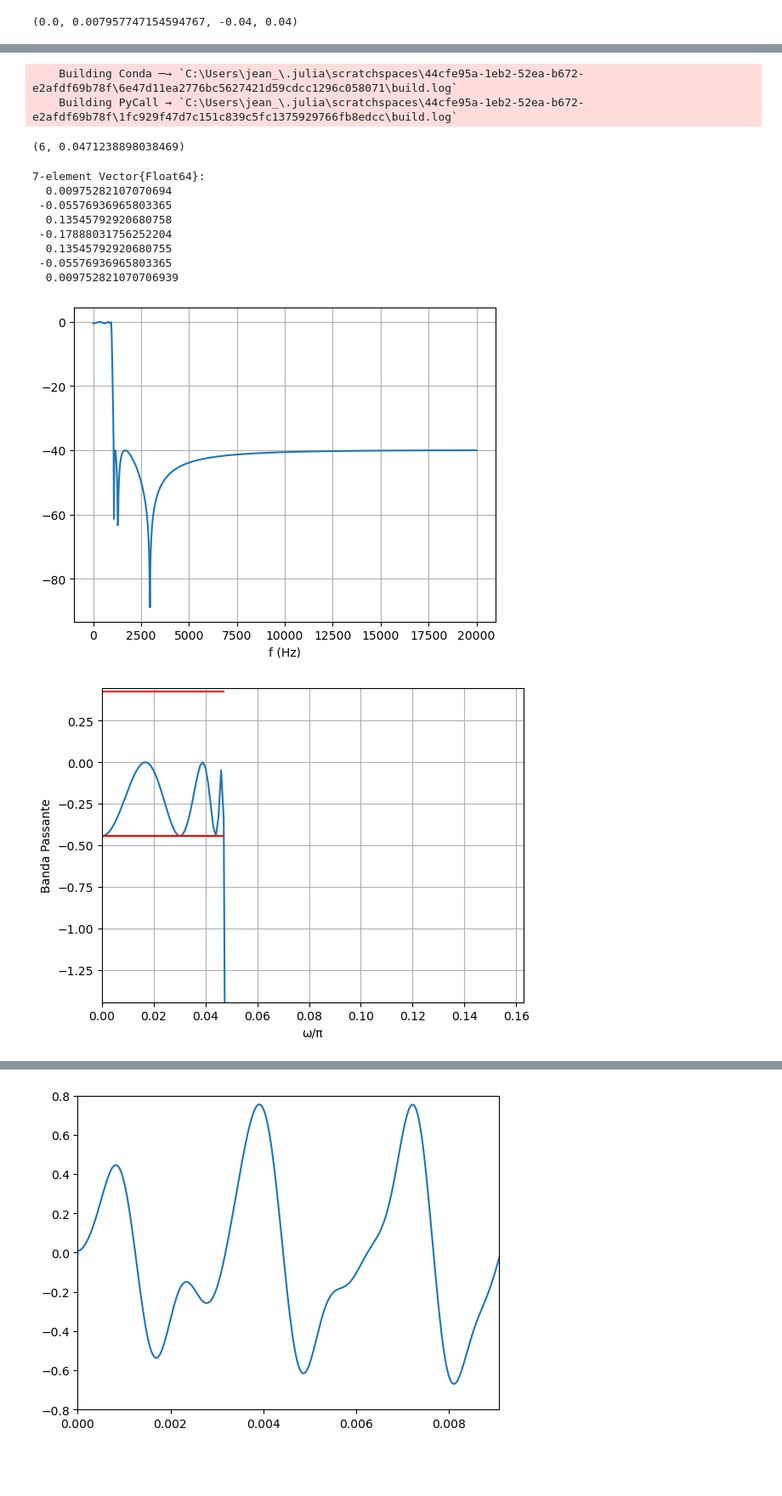
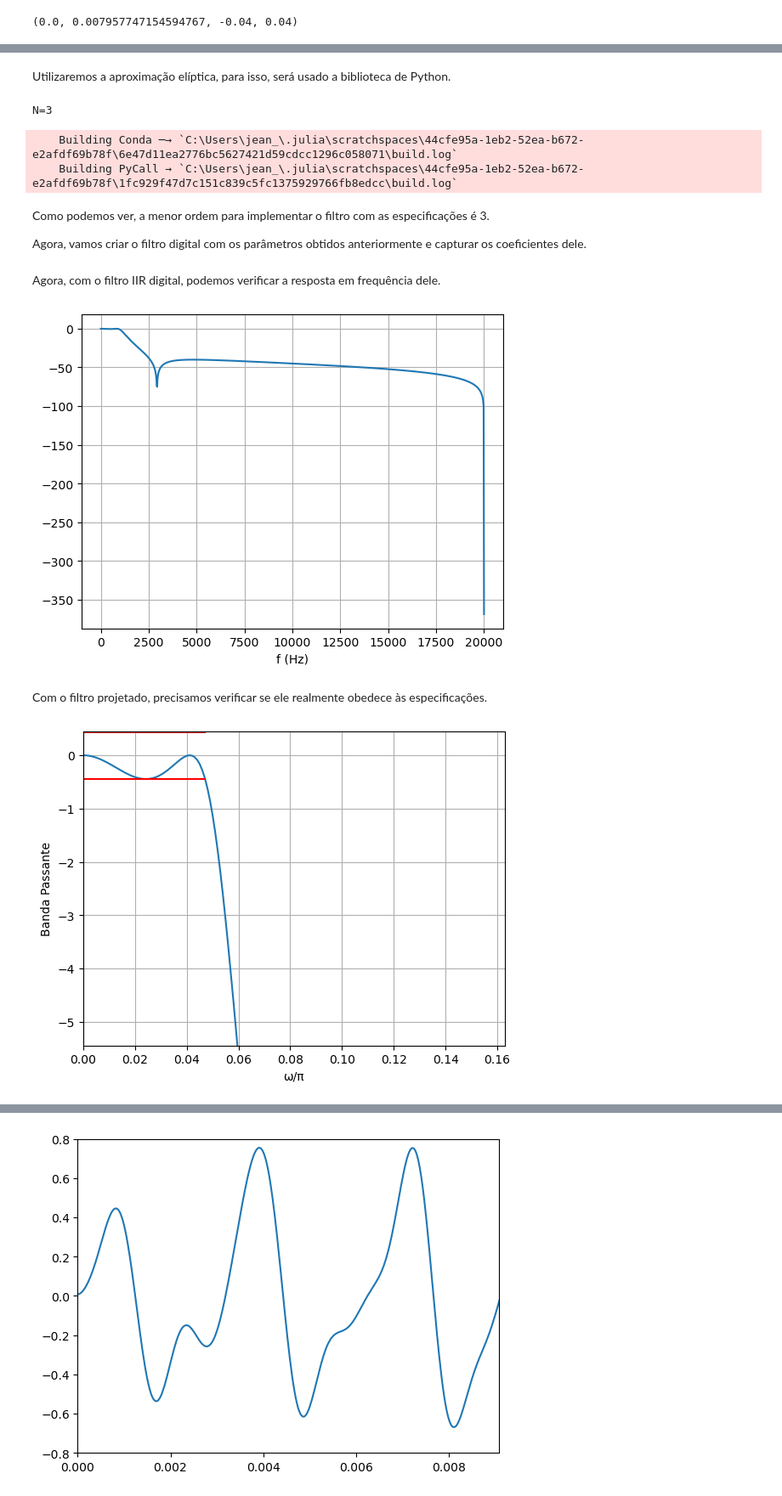
Before and after one commit to JeanMX/PSI3431, a Jupyter notebook: EP3/EP3.ipynb, the cells around one changed output, grey strips where cells are left out. Shown at 85% size. Cells and saved outputs as stored; diff of their text form; code cells hidden in the pictures; blank space fills up the shorter version.

```diff
--- a/EP3/EP3.ipynb
+++ b/EP3/EP3.ipynb
@@ -35,37 +65,37 @@ SNR = pow2db(PotSinal/(σ20))
 #Filtro IIR
 δp = 0.05
 ωp = 2π*3*f0/fa
-ωr = 1.2*ωp
+ωr = 0.2*ωp
 ωc = (ωp+ωr)/2
 
 Ap = -20*log10(1-δp)
 Ar = 40
 
 δr = 10^(-Ar/20);
+# %% [markdown]
+Utilizaremos a aproximação elíptica, para isso, será usado a biblioteca de Python.
 # %%
 using Pkg
 ENV["PYTHON"]=""
 Pkg.build("PyCall")
 
 sig = pyimport("scipy.signal")
-N, Wn = sig.ellipord(ωp/π, ωr/π, Ap, Ar)
+N, Wn = sig.ellipord(ωp/π, ωr/π, Ap, Ar);
+println("N=",N)
 # %% [output]
-    Building Conda ─→ `C:\Users\jean_\.julia\scratchspaces\44cfe95a-1eb2-52ea-b672-e2afdf69b78f\6e47d11ea2776bc5627421d59cdcc1296c058071\build.log`
-    Building PyCall → `C:\Users\jean_\.julia\scratchspaces\44cfe95a-1eb2-52ea-b672-e2afdf69b78f\1fc929f47d7c151c839c5fc1375929766fb8edcc\build.log`
+N=3
-(6, 0.0471238898038469)
+    Building Conda ─→ `C:\Users\jean_\.julia\scratchspaces\44cfe95a-1eb2-52ea-b672-e2afdf69b78f\6e47d11ea2776bc5627421d59cdcc1296c058071\build.log`
+    Building PyCall → `C:\Users\jean_\.julia\scratchspaces\44cfe95a-1eb2-52ea-b672-e2afdf69b78f\1fc929f47d7c151c839c5fc1375929766fb8edcc\build.log`
+# %% [markdown]
+Como podemos ver, a menor ordem para implementar o filtro com as especificações é 3.
+
+Agora, vamos criar o filtro digital com os parâmetros obtidos anteriormente e capturar os coeficientes dele.
 # %%
-zpkellip = digitalfilter(Lowpass(Wn), Elliptic(N, -20*log10(1-δp),-20*log10(δr)));
+zpkellip = digitalfilter(Lowpass(Wn), Elliptic(N, -20*log10(1-δp),-20*log10(δr)))
 a = coefa(zpkellip);
 b = coefb(zpkellip);
-# %% [output]
-7-element Vector{Float64}:
-  0.00975282107070694
- -0.05576936965803365
-  0.13545792920680758
- -0.17888031756252204
-  0.13545792920680755
- -0.05576936965803365
-  0.009752821070706939
+# %% [markdown]
+Agora, com o filtro IIR digital, podemos verificar a resposta em frequência dele.
 # %%
 ω=range(0,π,length=1000)
 H=freqz(zpkellip,ω);
@@ -73,15 +103,17 @@ plot(ω*fa/(2π), amp2db.(abs.(H)))
 grid()
 xlabel("f (Hz)");
 # %% [output]
-[figure, old version]
+[figure, new version]
+# %% [markdown]
+Com o filtro projetado, precisamos verificar se ele realmente obedece às especificações.
 # %%
 #Verificação dos requisitos
 plot(ω./pi,amp2db.(abs.(H)))
 plot([0;ωp/π],20*log10.([1-δp;1-δp]),color="red")
 plot([0;ωp/π],20*log10.([1+δp;1+δp]),color="red")
-axis([0,1.1*ωp,-Ap-1,Ap])
+axis([0,1.1*ωp,-Ap-5,Ap])
 grid()
 xlabel("ω/π")
 ylabel("Banda Passante")
 # %% [output]
-[figure, old version]
+[figure, new version]
```
Also changed, not shown: parts of 13 cells of this notebook.
